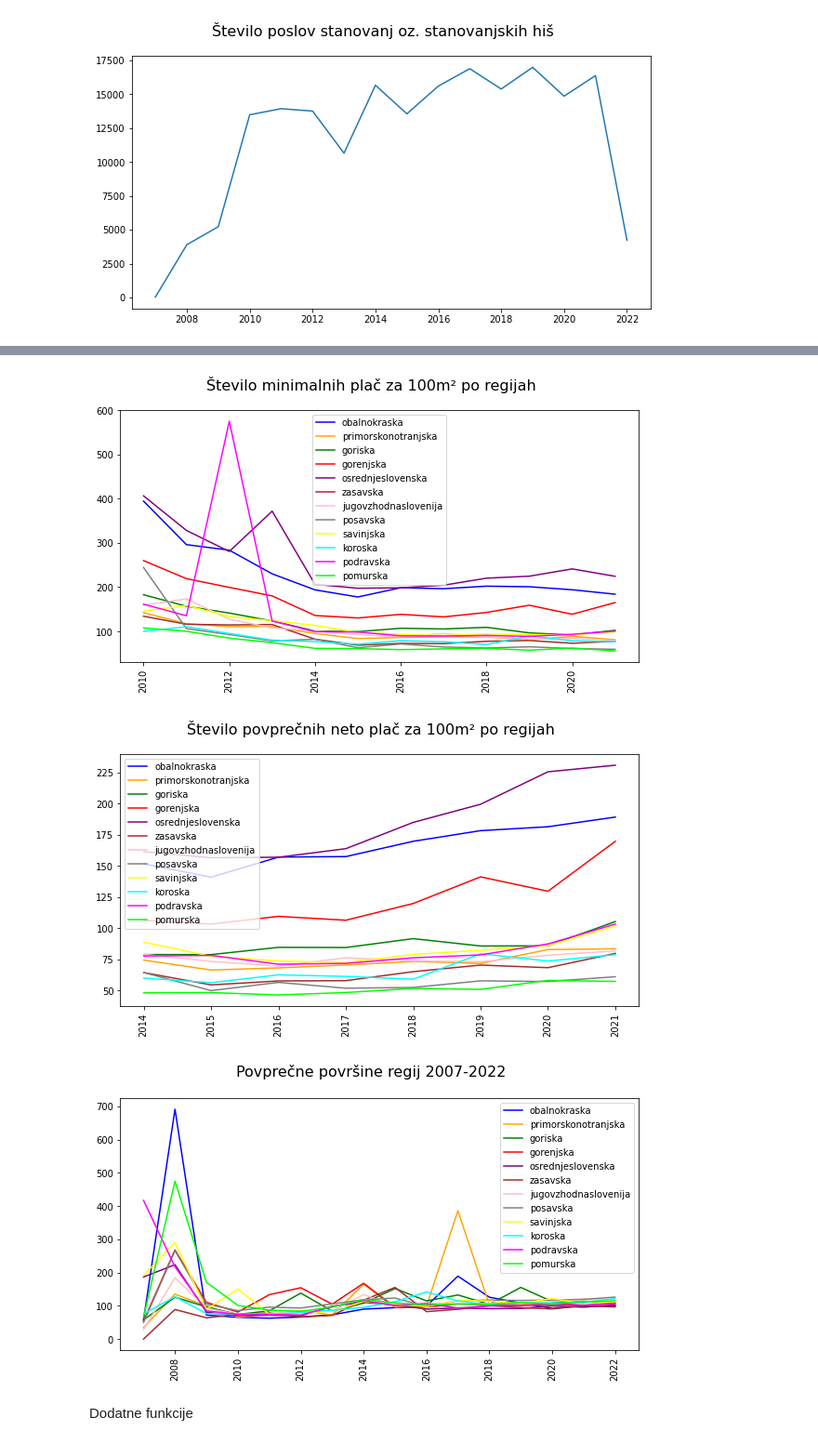
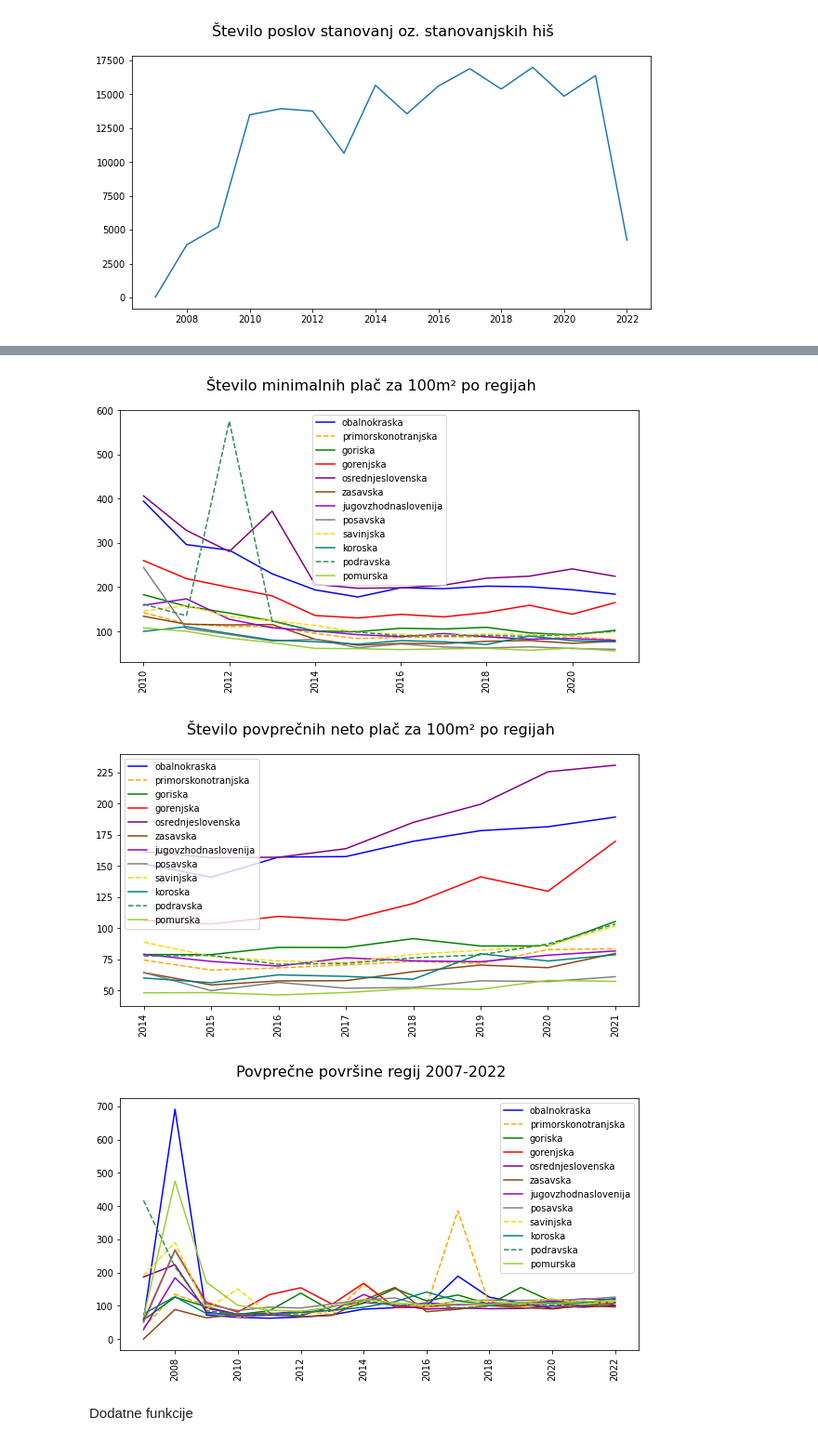
Before and after one commit to DocChinchillin/PR22RSMCLK, a Jupyter notebook: projektna.ipynb, the cells around one changed output, grey strips where cells are left out. Shown: that part at 93% size. Saved outputs shown, nothing was run; the diff lists cells and outputs as text; code cells hidden in the pictures.

Commit message:
dodano dashed in spremenjene barve

```diff
--- a/projektna.ipynb
+++ b/projektna.ipynb
@@ -535,7 +535,7 @@ plt.show()
 opombe = {}
 regijskiMeter = getRegijskiCenaNaMeter()
 # %%
-barve = {'gorenjska':'red', 'obalnokraska':'blue', 'goriska':'green', 'savinjska':'yellow', 'primorskonotranjska':'orange', 'osrednjeslovenska':'purple', 'jugovzhodnaslovenija':'pink', 'zasavska':'brown', 'posavska':'grey', 'koroska':'cyan', 'podravska':'magenta', 'pomurska':'lime'}
+barve = {'gorenjska':('red','solid'), 'obalnokraska':('blue','solid'), 'goriska':('green','solid'), 'savinjska':('gold','dashed'), 'primorskonotranjska':('orange','dashed'), 'osrednjeslovenska':('purple','solid'), 'jugovzhodnaslovenija':('darkviolet','solid'), 'zasavska':('saddlebrown','solid'), 'posavska':('grey','solid'), 'koroska':('teal','solid'), 'podravska':('seagreen','dashed'), 'pomurska':('yellowgreen','solid')}
 # %%
 def grafRegijePoCeni(regija):
     cene = []
@@ -547,7 +547,7 @@ def grafRegijePoCeni(regija):
         stevila.append(stevilo)
         leta.append(key)
 
-    plt.plot(leta,stevila, label=regija, color=barve[regija])
+    plt.plot(leta,stevila, label=regija, color=barve[regija][0], linestyle=barve[regija][1])
 # %%
 fig = plt.figure(figsize=(10,5))
 fig.suptitle('Cene m² skozi leta po regijah' , fontsize=16)
@@ -574,7 +574,7 @@ def grafRegijePoMinPlacah(regija):
             #stevila.append(stevilo)
             leta.append(leto)
 
-    plt.plot(leta,cene, label=regija, color=barve[regija])
+    plt.plot(leta,cene, label=regija, color=barve[regija][0], linestyle=barve[regija][1])
 
     return (leta,cene)
 
@@ -589,7 +589,7 @@ def grafRegijePoPovpNetoPlacah(regija):
             #stevila.append(stevilo)
             leta.append(leto)
 
-    plt.plot(leta,cene, label=regija, color=barve[regija])
+    plt.plot(leta,cene, label=regija, color=barve[regija][0], linestyle=barve[regija][1])
 
     return (leta,cene)
 # %%
@@ -606,7 +606,7 @@ plt.legend()
 plt.xticks(rotation=90)
 plt.show()
 # %% [output]
-[figure, old version]
+[figure, new version]
 # %%
 #risanje grafa po povprecnih placah
 letaNeto = None
@@ -621,7 +621,7 @@ plt.legend()
 plt.xticks(rotation=90)
 plt.show()
 # %% [output]
-[figure, old version]
+[figure, new version]
 # %%
 povrsineRegija = {}
 for i in range(2007,2023):
@@ -651,16 +651,16 @@ for leto in povrsineRegija.keys():
 # %%
 fig = plt.figure(figsize=(10,5))
 fig.suptitle('Povprečne površine regij 2007-2022' , fontsize=16)
 fig.patch.set_facecolor('white')
 for key, value in avgPovrsinaPoRegijah.items():
     if key != "Brez":
-        plt.plot(range(2007,2023),value, label=key, color=barve[key])
+        plt.plot(range(2007,2023),value, label=key, color=barve[key][0], linestyle=barve[key][1])
 #plt.ylim(-10,300)
 plt.legend()
 plt.xticks(rotation=90)
 plt.show()
 # %% [output]
-[figure, old version]
+[figure, new version]
 # %%
 # print(sorted(povrsineRegija[2008]["pomurska"]))
 # plt.boxplot(povrsineRegija[2008]["pomurska"])
```
Also changed, not shown: parts of 1 cell of this notebook.
